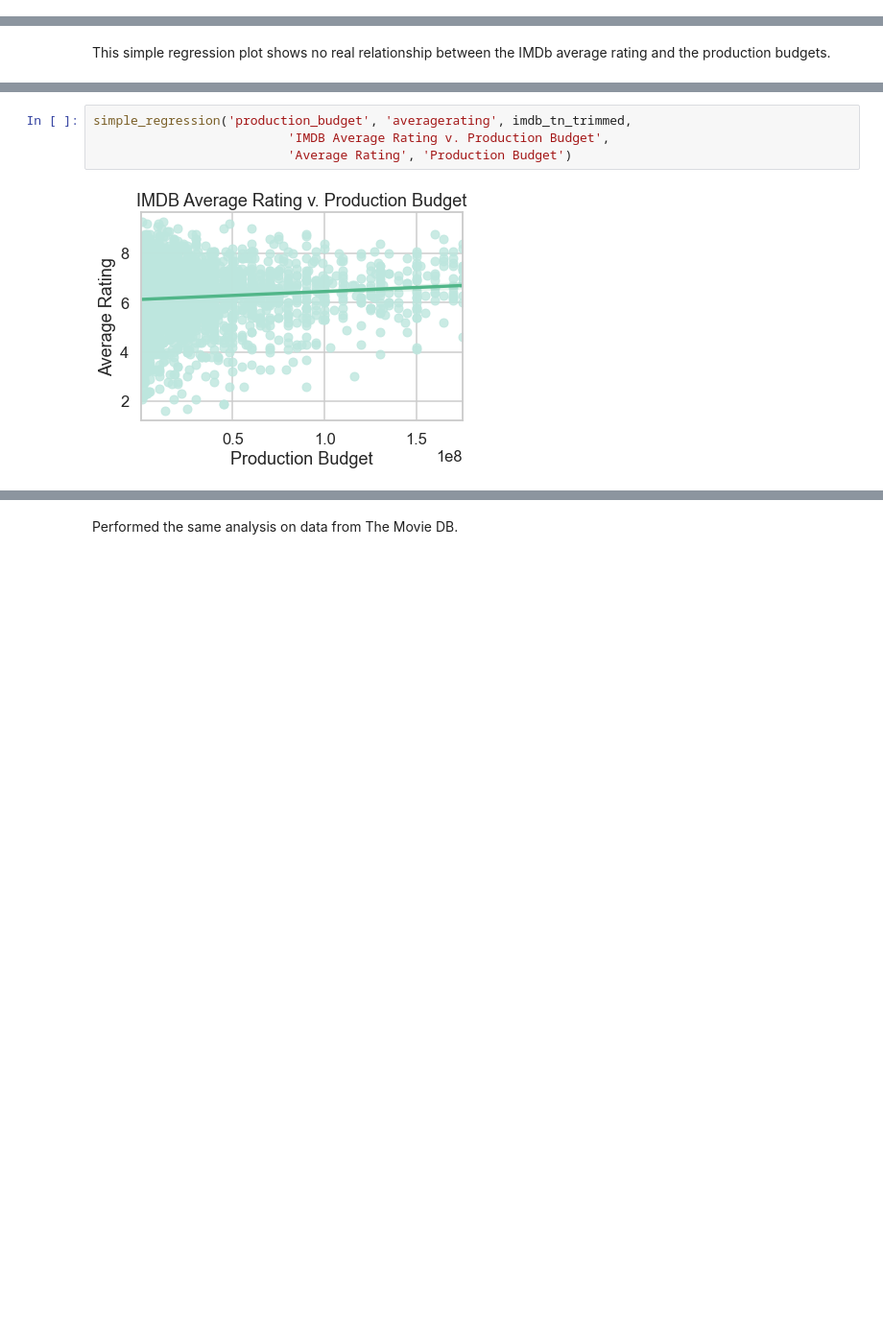
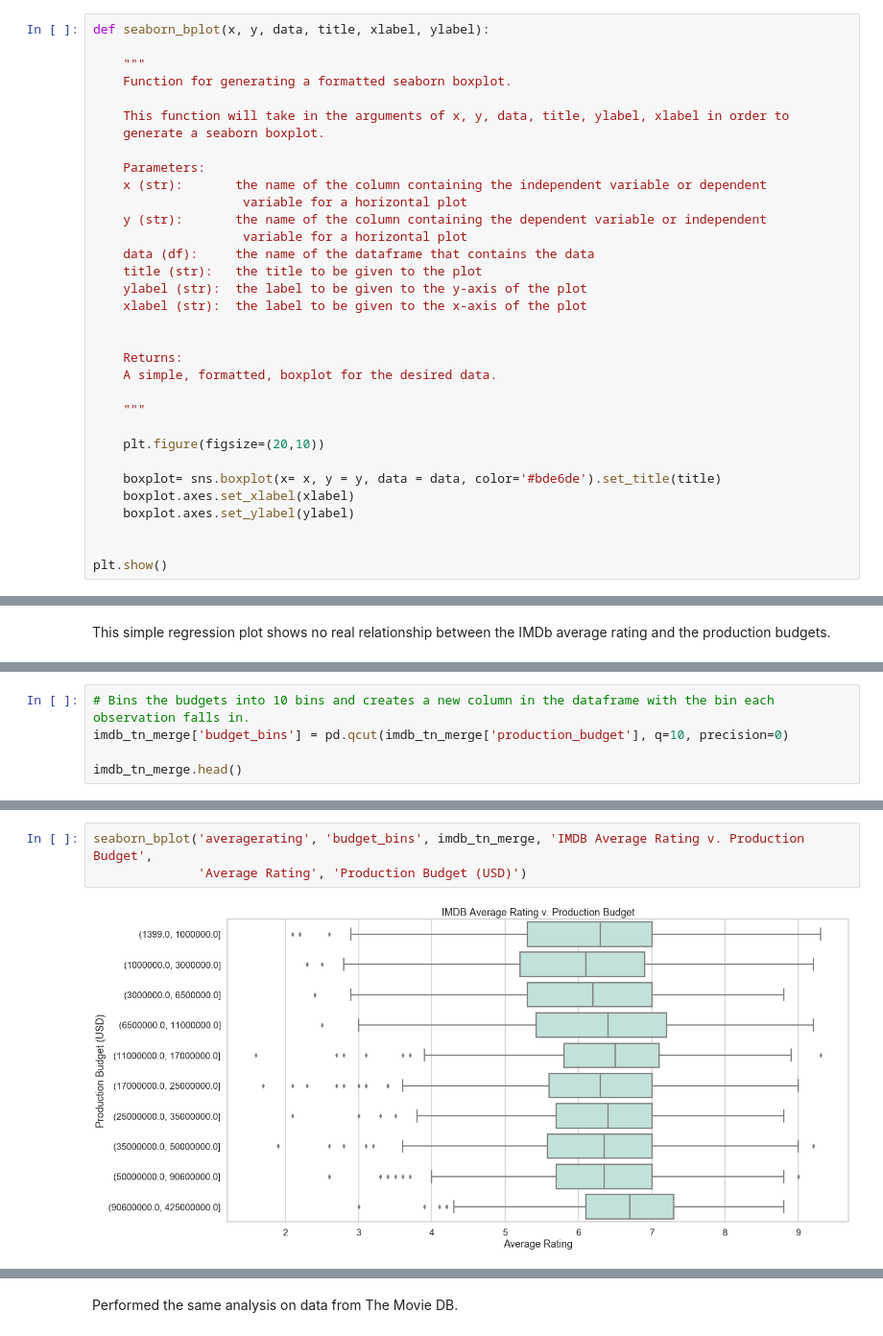
Before and after one commit to JenniferLavoie/DSFirstProject, a Jupyter notebook: student.ipynb, the cells around one changed output, grey strips where cells are left out. Shown at 96% size. Drawn from its saved outputs; the diff is of its cells as text; blank space fills up the shorter version.

```diff
--- a/student.ipynb
+++ b/student.ipynb
@@ -687,6 +682,39 @@ def simple_regression(x, y, data, title, ylabel, xlabel):
     plt.xlabel(xlabel)
 
     plt.show()
+# %%
+def seaborn_bplot(x, y, data, title, xlabel, ylabel):
+
+    """
+    Function for generating a formatted seaborn boxplot.
+
+    This function will take in the arguments of x, y, data, title, ylabel, xlabel in order to
+    generate a seaborn boxplot.
+
+    Parameters:
+    x (str):       the name of the column containing the independent variable or dependent
+                    variable for a horizontal plot
+    y (str):       the name of the column containing the dependent variable or independent
+                    variable for a horizontal plot
+    data (df):     the name of the dataframe that contains the data
+    title (str):   the title to be given to the plot
+    ylabel (str):  the label to be given to the y-axis of the plot
+    xlabel (str):  the label to be given to the x-axis of the plot
+
+
+    Returns:
+    A simple, formatted, boxplot for the desired data.
+
+    """
+
+    plt.figure(figsize=(20,10))
+
+    boxplot= sns.boxplot(x= x, y = y, data = data, color='#bde6de').set_title(title)
+    boxplot.axes.set_xlabel(xlabel)
+    boxplot.axes.set_ylabel(ylabel)
+
+
+plt.show()
 # %%
 histogram_subplots(imdb_tn_merge['averagerating'], imdb_tn_merge['production_budget'], 'Average Rating', 'Production Budget',
                         'Number of Movies', 'Number of Movies', 'Distribution of Ratings', 'Distribution of Production Budget',
@@ -786,0 +755,5 @@ The correlation between average ratings and production budget is even weaker wit
+# %%
+# Bins the budgets into 10 bins and creates a new column in the dataframe with the bin each observation falls in.
+imdb_tn_merge['budget_bins'] = pd.qcut(imdb_tn_merge['production_budget'], q=10, precision=0)
+
+imdb_tn_merge.head()
@@ -787,6 +782,5 @@ The correlation between average ratings and production budget is even weaker wit
 # %%
-simple_regression('production_budget', 'averagerating', imdb_tn_trimmed,
-                          'IMDB Average Rating v. Production Budget',
-                          'Average Rating', 'Production Budget')
+seaborn_bplot('averagerating', 'budget_bins', imdb_tn_merge, 'IMDB Average Rating v. Production Budget',
+              'Average Rating', 'Production Budget (USD)')
 # %% [output]
-[figure, old version]
+[figure, new version]
```
Also changed, not shown: parts of 79 cells of this notebook.
